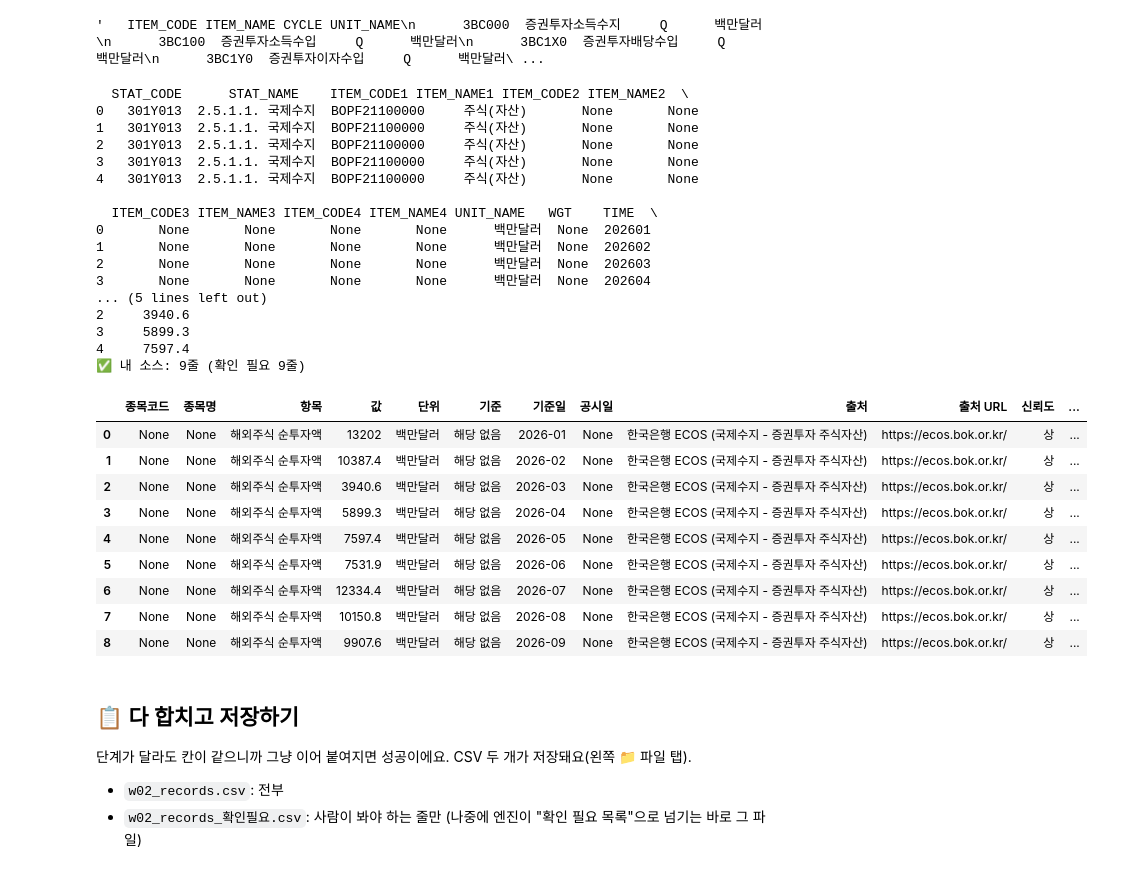
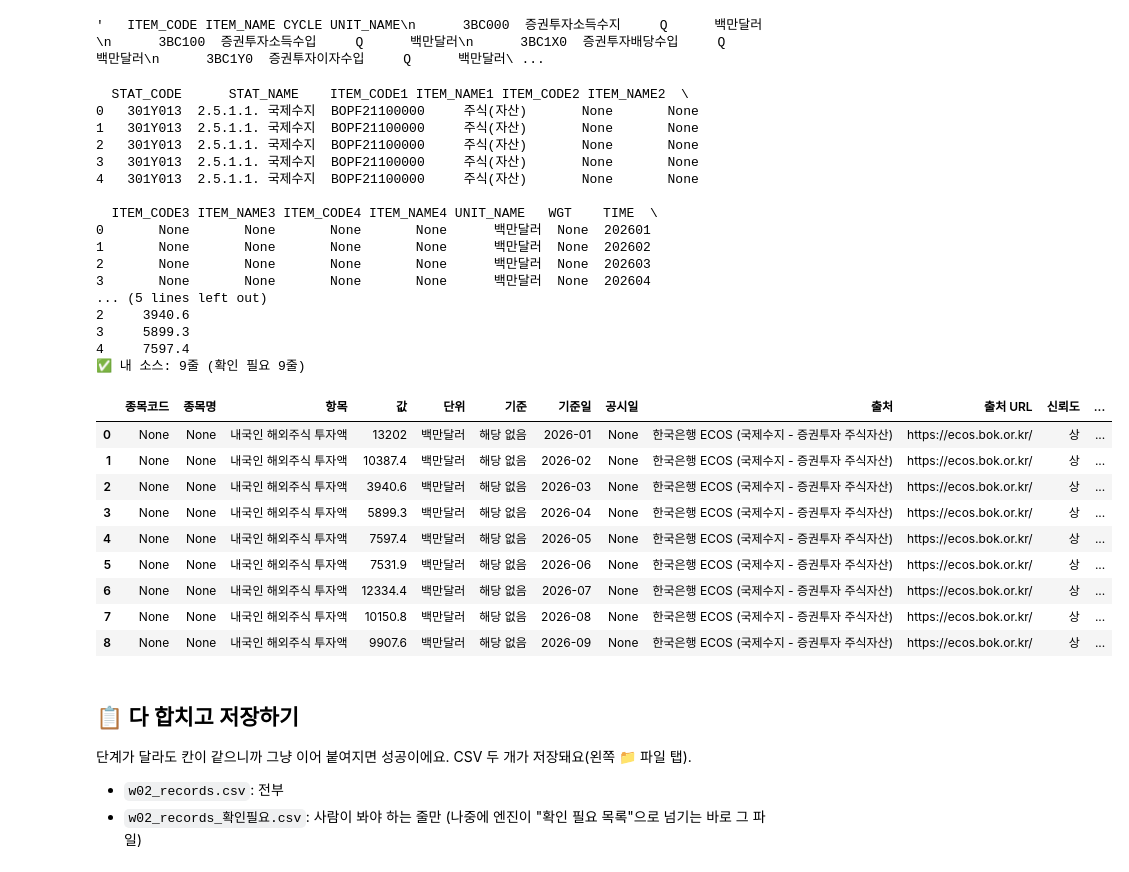
Before and after one commit to jimin013915/kfa-ai-agent, a Jupyter notebook: w02_내소스수집.ipynb, the cells around one changed output. Saved outputs shown, nothing was run; the diff lists cells and outputs as text; code cells hidden in the pictures.

```diff
--- a/w02_내소스수집.ipynb
+++ b/w02_내소스수집.ipynb
@@ -1213,66 +1281,86 @@ display(result[
 '   ITEM_CODE ITEM_NAME CYCLE UNIT_NAME\n      3BC000  증권투자소득수지     Q      백만달러\n      3BC100  증권투자소득수입     Q      백만달러\n      3BC1X0  증권투자배당수입     Q      백만달러\n      3BC1Y0  증권투자이자수입     Q      백만달러\ ...
 # %%
 
-MY_LEVEL = 1    # 1단계 공식 API
+
+MY_LEVEL = 1  # 공식 API
 
 def my_records():
-    # 한국은행 ECOS API
-    # 국제수지 - 증권투자 - 주식(자산)
-    # 2026년 월별 해외주식 순투자액
+    import requests
+    import pandas as pd
 
-    table = read_json_table(
+    # 1. 한국은행 ECOS API 호출
+    url = (
         f"https://ecos.bok.or.kr/api/StatisticSearch/"
         f"{get_key('ECOS_API_KEY')}/json/kr/1/100/"
-        f"301Y013/M/202601/202610/BOPF21100000",
-        "StatisticSearch.row",
-        params={}
+        f"301Y013/M/202601/202610/BOPF21100000"
     )
+
+    response = requests.get(url, timeout=20)
+    response.raise_for_status()
+    data = response.json()
+
+    # 2. API 응답에서 데이터 추출
+    rows = data.get("StatisticSearch", {}).get("row", [])
+
+    if not rows:
+        raise CollectError(
+            f"ECOS API 데이터가 비어 있습니다. "
+            f"응답 코드: {data.get('RESULT', {}).get('CODE', '확인 필요')}"
+        )
+
+    # 3. 표로 변환
+    table = pd.DataFrame(rows)
 
     print(table.head())
 
+    # 4. 공통 형식으로 수집
     return collect_table(
         table,
-        {"DATA_VALUE": ("해외주식 순투자액", "백만달러")},
+        items={
+            "DATA_VALUE": ("내국인 해외주식 투자액", "백만달러")
+        },
         date_col="TIME",
         level=MY_LEVEL,
         source="한국은행 ECOS (국제수지 - 증권투자 주식자산)",
         source_url="https://ecos.bok.or.kr/",
         reliability="상",
-        basis=NOT_APPLICABLE
+        basis=NOT_APPLICABLE,
+        disclosed=None
     )
+
 
 mine = run_step("내 소스", MY_LEVEL, my_records)
 
 if mine is not None:
     display(mine)
 # %% [output]
   STAT_CODE      STAT_NAME    ITEM_CODE1 ITEM_NAME1 ITEM_CODE2 ITEM_NAME2  \
 0   301Y013  2.5.1.1. 국제수지  BOPF21100000     주식(자산)       None       None
 1   301Y013  2.5.1.1. 국제수지  BOPF21100000     주식(자산)       None       None
 2   301Y013  2.5.1.1. 국제수지  BOPF21100000     주식(자산)       None       None
 3   301Y013  2.5.1.1. 국제수지  BOPF21100000     주식(자산)       None       None
 4   301Y013  2.5.1.1. 국제수지  BOPF21100000     주식(자산)       None       None
 
   ITEM_CODE3 ITEM_NAME3 ITEM_CODE4 ITEM_NAME4 UNIT_NAME   WGT    TIME  \
 0       None       None       None       None      백만달러  None  202601
 1       None       None       None       None      백만달러  None  202602
 2       None       None       None       None      백만달러  None  202603
 3       None       None       None       None      백만달러  None  202604
 ... (5 lines left out)
 2     3940.6
 3     5899.3
 4     7597.4
 ✅ 내 소스: 9줄 (확인 필요 9줄)
 |  | 종목코드 | 종목명 | 항목 | 값 | 단위 | 기준 | 기준일 | 공시일 | 출처 | 출처 URL | 신뢰도 | ... |
-| 0 | None | None | 해외주식 순투자액 | 13202 | 백만달러 | 해당 없음 | 2026-01 | None | 한국은행 ECOS (국제수지 - 증권투자 주식자산) | https://ecos.bok.or.kr/ | 상 | ... |
-| 1 | None | None | 해외주식 순투자액 | 10387.4 | 백만달러 | 해당 없음 | 2026-02 | None | 한국은행 ECOS (국제수지 - 증권투자 주식자산) | https://ecos.bok.or.kr/ | 상 | ... |
-| 2 | None | None | 해외주식 순투자액 | 3940.6 | 백만달러 | 해당 없음 | 2026-03 | None | 한국은행 ECOS (국제수지 - 증권투자 주식자산) | https://ecos.bok.or.kr/ | 상 | ... |
-| 3 | None | None | 해외주식 순투자액 | 5899.3 | 백만달러 | 해당 없음 | 2026-04 | None | 한국은행 ECOS (국제수지 - 증권투자 주식자산) | https://ecos.bok.or.kr/ | 상 | ... |
-| 4 | None | None | 해외주식 순투자액 | 7597.4 | 백만달러 | 해당 없음 | 2026-05 | None | 한국은행 ECOS (국제수지 - 증권투자 주식자산) | https://ecos.bok.or.kr/ | 상 | ... |
-| 5 | None | None | 해외주식 순투자액 | 7531.9 | 백만달러 | 해당 없음 | 2026-06 | None | 한국은행 ECOS (국제수지 - 증권투자 주식자산) | https://ecos.bok.or.kr/ | 상 | ... |
-| 6 | None | None | 해외주식 순투자액 | 12334.4 | 백만달러 | 해당 없음 | 2026-07 | None | 한국은행 ECOS (국제수지 - 증권투자 주식자산) | https://ecos.bok.or.kr/ | 상 | ... |
-| 7 | None | None | 해외주식 순투자액 | 10150.8 | 백만달러 | 해당 없음 | 2026-08 | None | 한국은행 ECOS (국제수지 - 증권투자 주식자산) | https://ecos.bok.or.kr/ | 상 | ... |
-| 8 | None | None | 해외주식 순투자액 | 9907.6 | 백만달러 | 해당 없음 | 2026-09 | None | 한국은행 ECOS (국제수지 - 증권투자 주식자산) | https://ecos.bok.or.kr/ | 상 | ... |
+| 0 | None | None | 내국인 해외주식 투자액 | 13202 | 백만달러 | 해당 없음 | 2026-01 | None | 한국은행 ECOS (국제수지 - 증권투자 주식자산) | https://ecos.bok.or.kr/ | 상 | ... |
+| 1 | None | None | 내국인 해외주식 투자액 | 10387.4 | 백만달러 | 해당 없음 | 2026-02 | None | 한국은행 ECOS (국제수지 - 증권투자 주식자산) | https://ecos.bok.or.kr/ | 상 | ... |
+| 2 | None | None | 내국인 해외주식 투자액 | 3940.6 | 백만달러 | 해당 없음 | 2026-03 | None | 한국은행 ECOS (국제수지 - 증권투자 주식자산) | https://ecos.bok.or.kr/ | 상 | ... |
+| 3 | None | None | 내국인 해외주식 투자액 | 5899.3 | 백만달러 | 해당 없음 | 2026-04 | None | 한국은행 ECOS (국제수지 - 증권투자 주식자산) | https://ecos.bok.or.kr/ | 상 | ... |
+| 4 | None | None | 내국인 해외주식 투자액 | 7597.4 | 백만달러 | 해당 없음 | 2026-05 | None | 한국은행 ECOS (국제수지 - 증권투자 주식자산) | https://ecos.bok.or.kr/ | 상 | ... |
+| 5 | None | None | 내국인 해외주식 투자액 | 7531.9 | 백만달러 | 해당 없음 | 2026-06 | None | 한국은행 ECOS (국제수지 - 증권투자 주식자산) | https://ecos.bok.or.kr/ | 상 | ... |
+| 6 | None | None | 내국인 해외주식 투자액 | 12334.4 | 백만달러 | 해당 없음 | 2026-07 | None | 한국은행 ECOS (국제수지 - 증권투자 주식자산) | https://ecos.bok.or.kr/ | 상 | ... |
+| 7 | None | None | 내국인 해외주식 투자액 | 10150.8 | 백만달러 | 해당 없음 | 2026-08 | None | 한국은행 ECOS (국제수지 - 증권투자 주식자산) | https://ecos.bok.or.kr/ | 상 | ... |
+| 8 | None | None | 내국인 해외주식 투자액 | 9907.6 | 백만달러 | 해당 없음 | 2026-09 | None | 한국은행 ECOS (국제수지 - 증권투자 주식자산) | https://ecos.bok.or.kr/ | 상 | ... |
 # %% [markdown]
 ## 📋 다 합치고 저장하기
 
```
Also changed, not shown: parts of 11 cells of this notebook.
